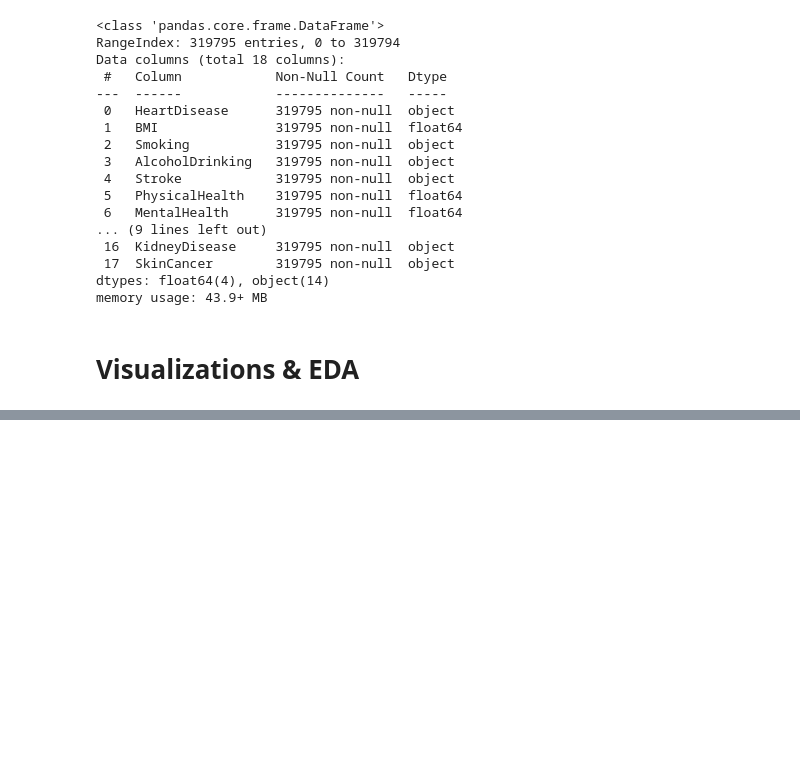
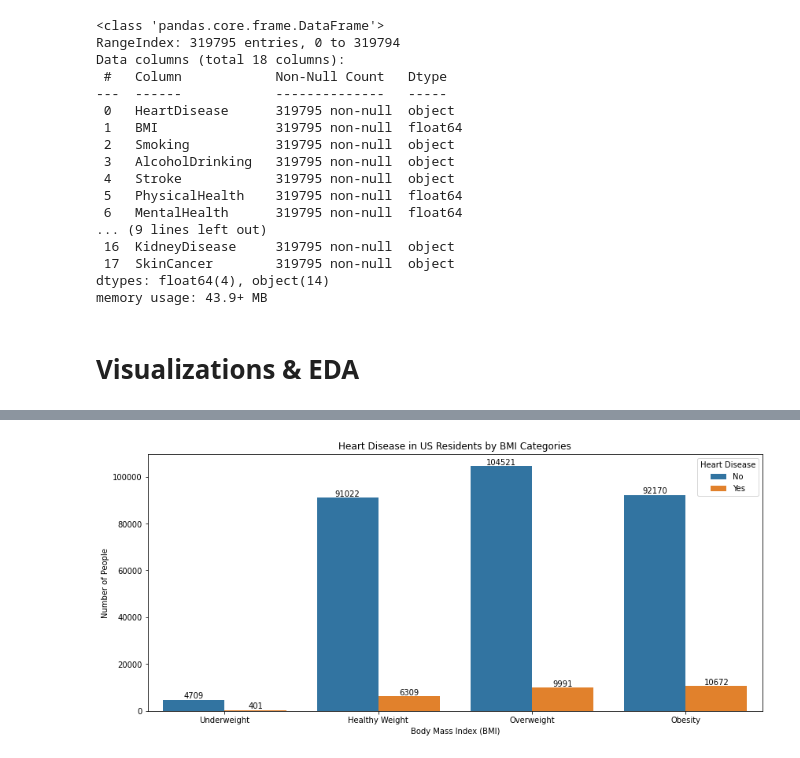
Before and after one commit to sophtsai/Heart-Disease-ML, a Jupyter notebook: Predicting_Heart_Disease_Final.ipynb, the cells around one changed output, grey strips where cells are left out. Drawn from its saved outputs; the diff is of its cells as text; code cells hidden in the pictures; blank space fills up the shorter version.

Commit message:
Added balancing and splitting data methods

```diff
--- a/Predicting_Heart_Disease_Final.ipynb
+++ b/Predicting_Heart_Disease_Final.ipynb
@@ -298,0 +144,19 @@ plt.show()
+# %%
+# BMI (Categorized Barplot): People with Heart Disease
+
+# Creating new column BMIGroup for BMI Categories
+df.loc[df['BMI']<18.5, 'BMIGroup'] = 'Underweight'
+df.loc[df['BMI'].between(18.5,25,inclusive='left'), 'BMIGroup'] = 'Healthy Weight'
+df.loc[df['BMI'].between(25,30,inclusive='left'), 'BMIGroup'] = 'Overweight'
+df.loc[df['BMI']>=30, 'BMIGroup'] = 'Obesity'
+
+plt.figure(figsize=(14, 6))
+ax = sns.countplot(data=df, x='BMIGroup', hue='HeartDisease')
+ax.set(xlabel='Body Mass Index (BMI)', ylabel='Number of People')
+ax.legend(title='Heart Disease')
+ax.set_title('Heart Disease in US Residents by BMI Categories')
+for container in ax.containers:
+    ax.bar_label(container)
+plt.show()
+# %% [output]
+[figure, added]
```
Also changed, not shown: parts of 54 cells of this notebook.
